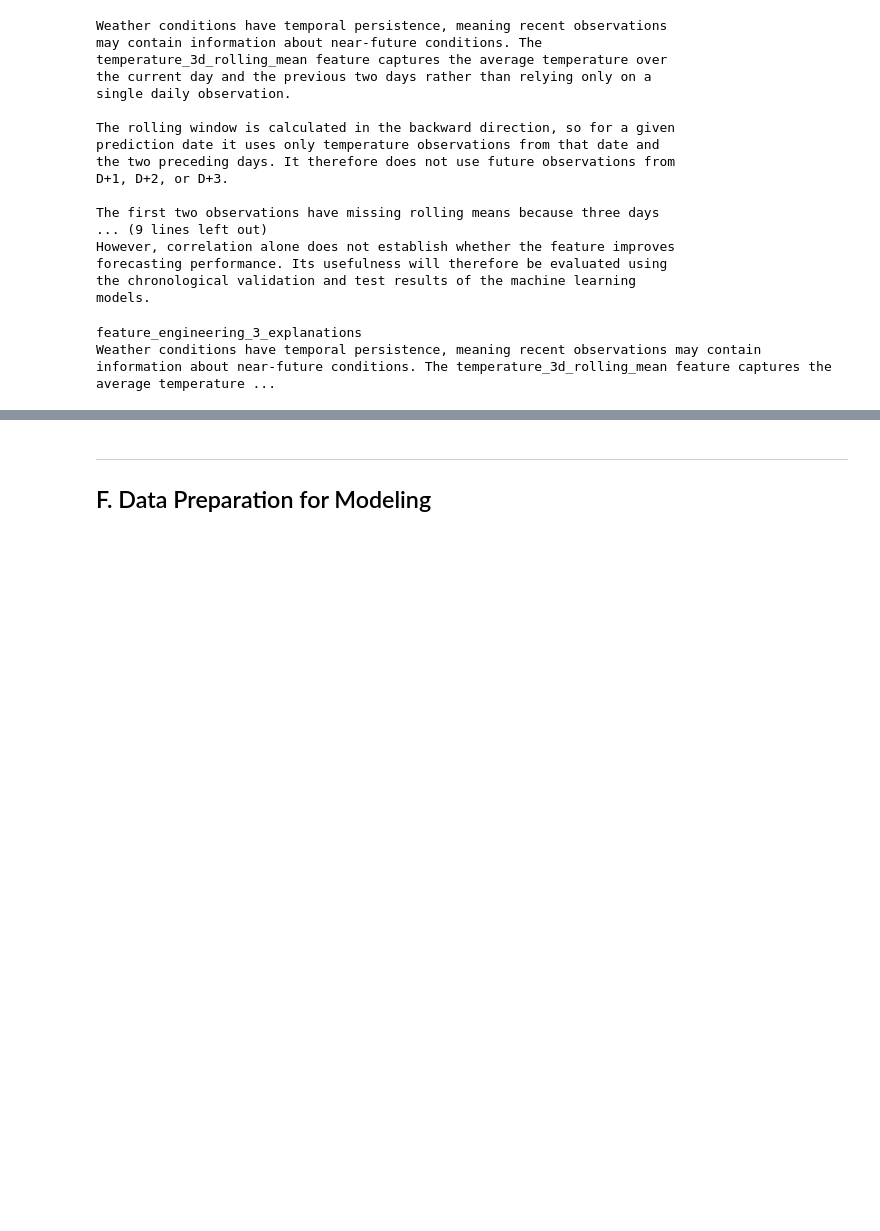
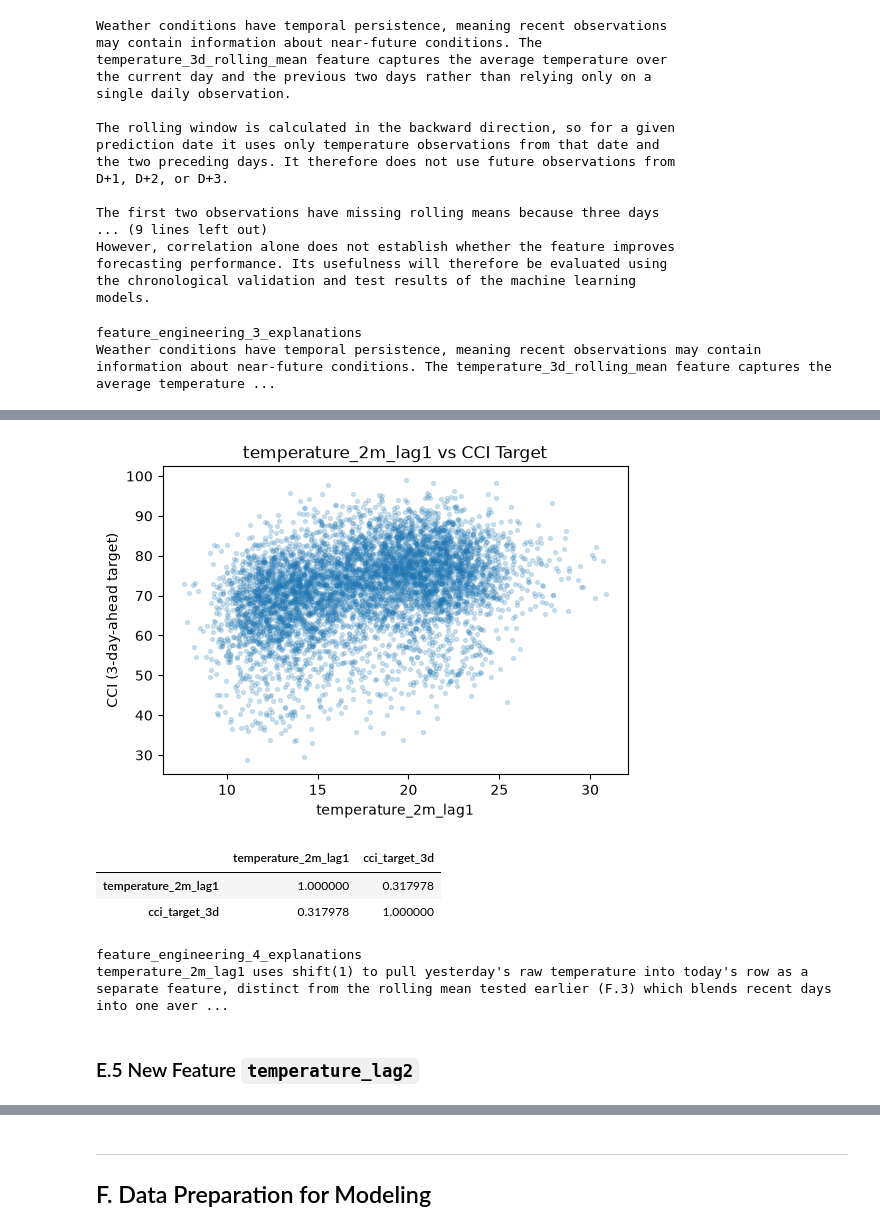
Before and after one commit to ParisaKalaki/36120-26SP-AT2-25969686-experiments, a Jupyter notebook: notebooks/comfort_climate/36120-26SP-AT2-25969686-comfort_climate.ipynb, the cells around one changed output, grey strips where cells are left out. Cells and saved outputs as stored; diff of their text form; code cells hidden in the pictures; blank space fills up the shorter version.

```diff
--- a/notebooks/comfort_climate/36120-26SP-AT2-25969686-comfort_climate.ipynb
+++ b/notebooks/comfort_climate/36120-26SP-AT2-25969686-comfort_climate.ipynb
@@ -1416,0 +1459,14 @@ Weather conditions have temporal persistence, meaning recent observations may co
+# %%
+plt.figure(figsize=(6, 4))
+plt.scatter(daily["temperature_2m_lag1"], daily["cci_target_3d"], alpha=0.2, s=8)
+plt.xlabel("temperature_2m_lag1")
+plt.ylabel("CCI (3-day-ahead target)")
+plt.title("temperature_2m_lag1 vs CCI Target")
+plt.show()
+
+daily[["temperature_2m_lag1", "cci_target_3d"]].corr()
+# %% [output]
+[figure, added]
+|  | temperature_2m_lag1 | cci_target_3d |
+| temperature_2m_lag1 | 1.000000 | 0.317978 |
+| cci_target_3d | 0.317978 | 1.000000 |
@@ -1416,0 +1494,7 @@ Weather conditions have temporal persistence, meaning recent observations may co
+# %%
+print_tile(size="h3", key='feature_engineering_4_explanations', value=feature_engineering_4_explanations)
+# %% [output]
+feature_engineering_4_explanations
+temperature_2m_lag1 uses shift(1) to pull yesterday's raw temperature into today's row as a separate feature, distinct from the rolling mean tested earlier (F.3) which blends recent days into one aver ...
+# %% [markdown]
+### E.5 New Feature `temperature_lag2`
```
Also changed, not shown: parts of 47 cells of this notebook, 1 other file.
